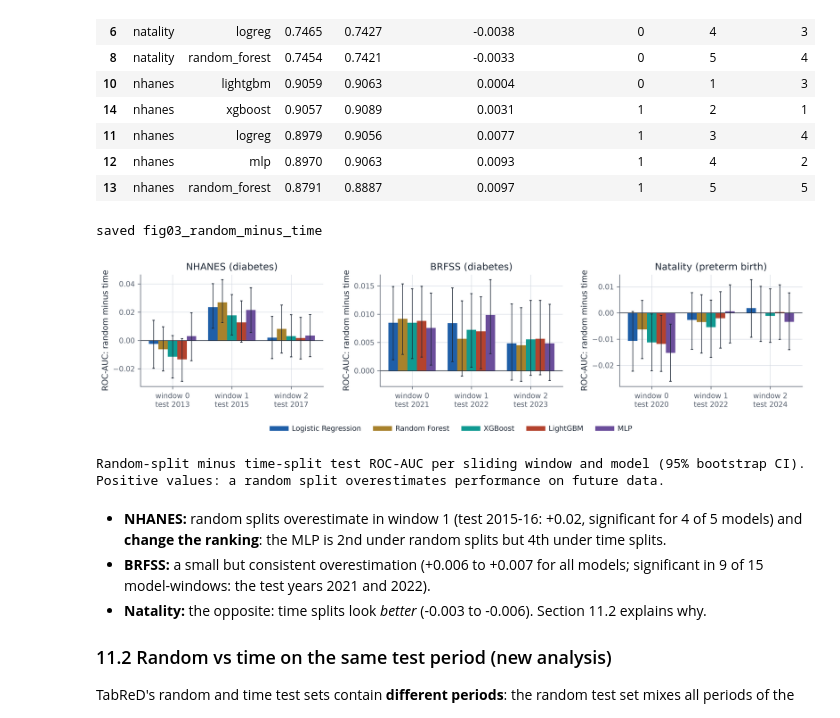
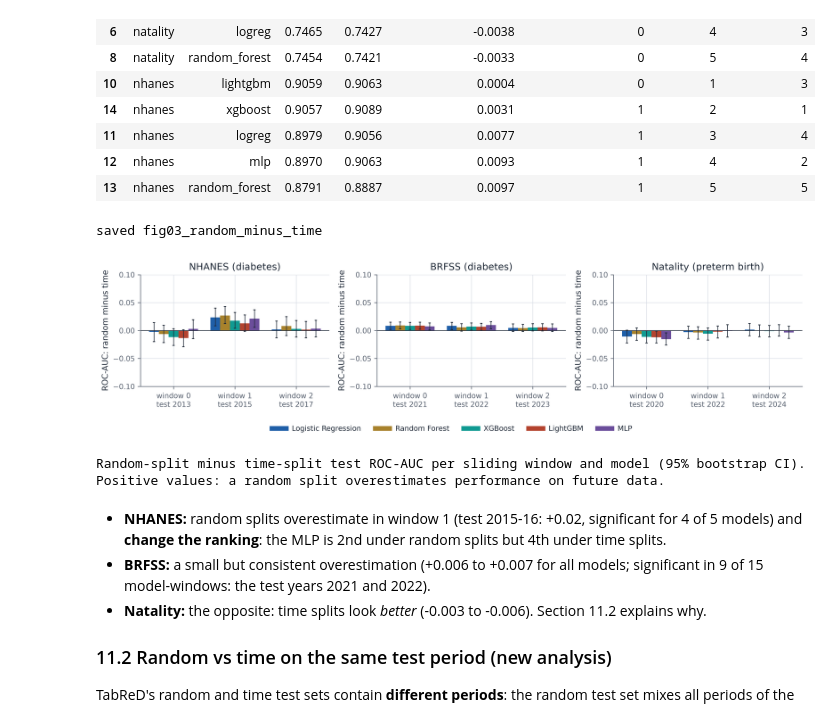
Before and after one commit to mountain-nomad/clinical-tabred, a Jupyter notebook: notebooks/CSCI447P034.ipynb, the cells around one changed output. Drawn from its saved outputs; the diff is of its cells as text; code cells hidden in the pictures.

```diff
--- a/notebooks/CSCI447P034.ipynb
+++ b/notebooks/CSCI447P034.ipynb
@@ -588,6 +588,15 @@ def save(fig, name: str, caption: str):
     print("saved", name)
 
 
+DIFF_LIM = 0.10   # fixed y-range for the random-minus-time figures (all panels, both figures)
+
+
+def diff_axis(ax):
+    """Same symmetric ROC-AUC scale on every panel, so ~0.01 differences are not blown up by autoscaling."""
+    ax.set_ylim(-DIFF_LIM, DIFF_LIM)
+    ax.set_yticks(np.arange(-DIFF_LIM, DIFF_LIM + 1e-9, 0.05))
+
+
 def show(name: str):
     """Display a figure saved by one of the fig_* functions."""
     display(Image(filename=str(FIGURES_DIR / f"{name}.png"), width=1000))
@@ -2198,34 +2207,35 @@ display(rvt.round(4))
 # %%
 # --- from scripts/make_figures.py ---
 def fig_random_vs_time():
     dss = present("random_minus_time_by_window.csv")
     fig, axes = panels(len(dss), 3.2)
     for ax, ds in zip(axes, dss):
         g = pd.read_csv(res(ds, "random_minus_time_by_window.csv"))
         g = g[g["metric"] == "roc_auc"]
         windows = sorted(g["window"].unique())
         width = 0.16
         test = [DATASETS[ds]["periods"][s + 4] for s in DATASETS[ds]["windows"]]
         for i, m in enumerate(MODELS):
             r = g[g["model"] == m].set_index("window").reindex(windows)
             x = np.arange(len(windows)) + (i - 2) * width
             ax.bar(x, r["diff"], width, color=MODEL_COLORS[m])
             ax.errorbar(x, r["diff"], yerr=[r["diff"] - r["diff_low"], r["diff_high"] - r["diff"]],
                         fmt="none", ecolor=INK, lw=0.8, capsize=1.5)
         ax.axhline(0, color=INK, lw=0.8)
         ax.set_xticks(range(len(windows)), [f"window {w}\ntest {str(t)[:4]}" for w, t in zip(windows, test)])
         ax.set_title(NAMES[ds]); ax.set_ylabel("ROC-AUC: random minus time")
+        diff_axis(ax)
     model_legend(fig)
     save(fig, "fig03_random_minus_time",
          "Random-split minus time-split test ROC-AUC per sliding window and model (95% bootstrap CI). "
          "Positive values: a random split overestimates performance on future data.")
 
 
 fig_random_vs_time()
 show("fig03_random_minus_time")
 # %% [output]
 saved fig03_random_minus_time
-[figure, old version]
+[figure, new version]
 Random-split minus time-split test ROC-AUC per sliding window and model (95% bootstrap CI). Positive values: a random split overestimates performance on future data.
 # %% [markdown]
 * **NHANES:** random splits overestimate in window 1 (test 2015-16: +0.02, significant for 4 of 5
```
Also changed, not shown: parts of 3 cells of this notebook, 1 other file.
